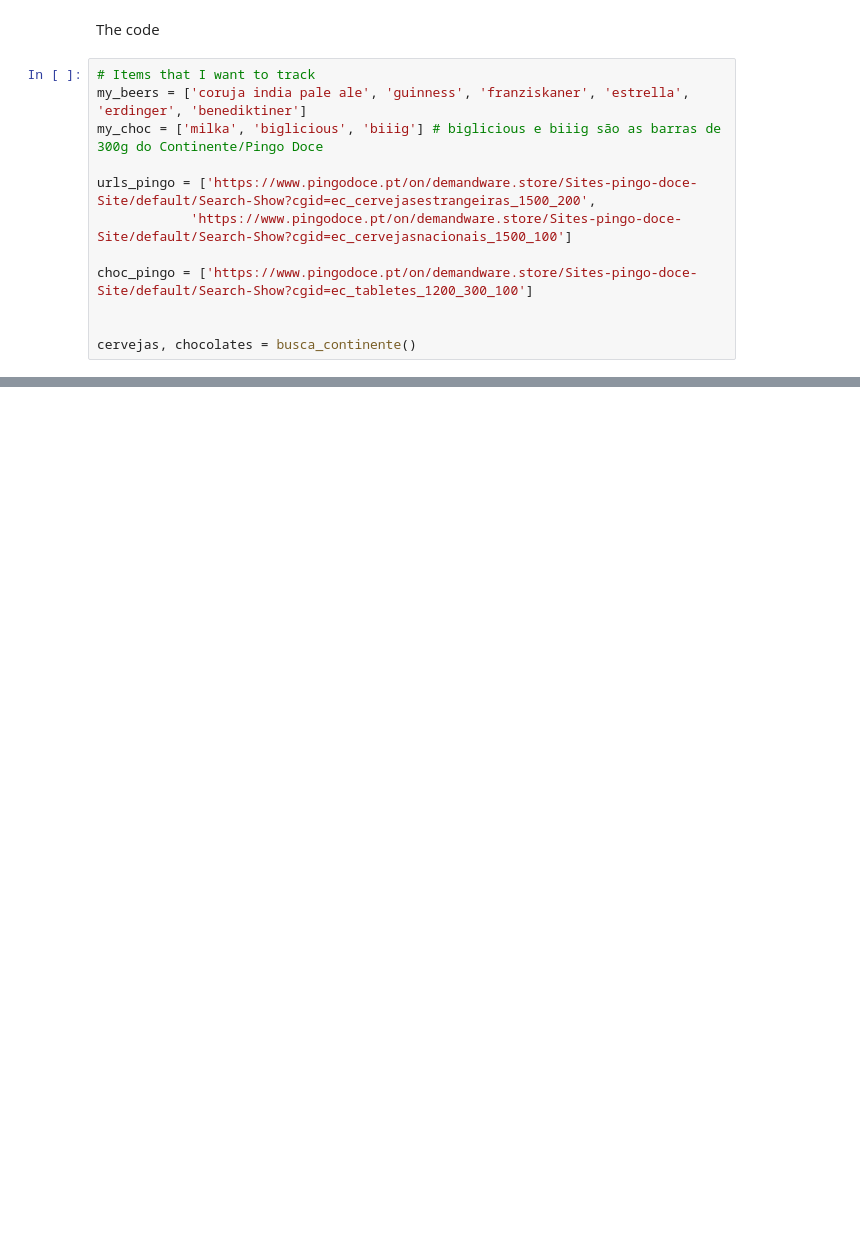
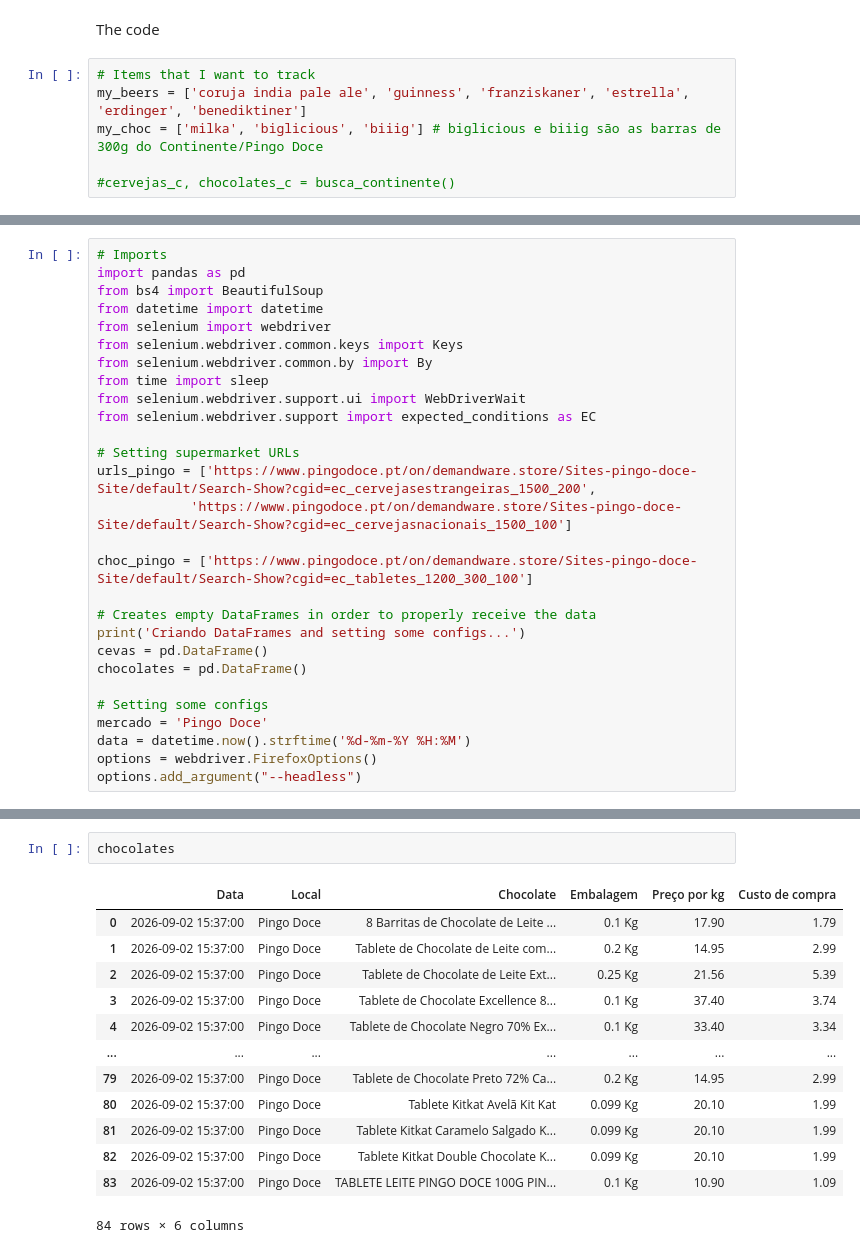
Before and after one commit to CarecaRS/beercrawler, a Jupyter notebook: beers.ipynb, the cells around one changed output, grey strips where cells are left out. Drawn from its saved outputs; the diff is of its cells as text; blank space fills up the shorter version.

```diff
--- a/beers.ipynb
+++ b/beers.ipynb
@@ -301,10 +301,4 @@ The code
 my_beers = ['coruja india pale ale', 'guinness', 'franziskaner', 'estrella', 'erdinger', 'benediktiner']
 my_choc = ['milka', 'biglicious', 'biiig'] # biglicious e biiig são as barras de 300g do Continente/Pingo Doce
 
-urls_pingo = ['https://www.pingodoce.pt/on/demandware.store/Sites-pingo-doce-Site/default/Search-Show?cgid=ec_cervejasestrangeiras_1500_200',
-            'https://www.pingodoce.pt/on/demandware.store/Sites-pingo-doce-Site/default/Search-Show?cgid=ec_cervejasnacionais_1500_100']
-
-choc_pingo = ['https://www.pingodoce.pt/on/demandware.store/Sites-pingo-doce-Site/default/Search-Show?cgid=ec_tabletes_1200_300_100']
-
-
-cervejas, chocolates = busca_continente()
+#cervejas_c, chocolates_c = busca_continente()
@@ -328,0 +305,28 @@ Em 2026-09-02 01:17:00, no Continente: Cerveja Urweisse Erdinger, garrafa 50 cl,
+# %%
+# Imports
+import pandas as pd
+from bs4 import BeautifulSoup
+from datetime import datetime
+from selenium import webdriver
+from selenium.webdriver.common.keys import Keys
+from selenium.webdriver.common.by import By
+from time import sleep
+from selenium.webdriver.support.ui import WebDriverWait
+from selenium.webdriver.support import expected_conditions as EC
+
+# Setting supermarket URLs
+urls_pingo = ['https://www.pingodoce.pt/on/demandware.store/Sites-pingo-doce-Site/default/Search-Show?cgid=ec_cervejasestrangeiras_1500_200',
+            'https://www.pingodoce.pt/on/demandware.store/Sites-pingo-doce-Site/default/Search-Show?cgid=ec_cervejasnacionais_1500_100']
+
+choc_pingo = ['https://www.pingodoce.pt/on/demandware.store/Sites-pingo-doce-Site/default/Search-Show?cgid=ec_tabletes_1200_300_100']
+
+# Creates empty DataFrames in order to properly receive the data
+print('Criando DataFrames and setting some configs...')
+cevas = pd.DataFrame()
+chocolates = pd.DataFrame()
+
+# Setting some configs
+mercado = 'Pingo Doce'
+data = datetime.now().strftime('%d-%m-%Y %H:%M')
+options = webdriver.FirefoxOptions()
+options.add_argument("--headless")
@@ -329 +578,17 @@ Em 2026-09-02 01:17:00, no Continente: Cerveja Urweisse Erdinger, garrafa 50 cl,
+# %%
+chocolates
+# %% [output]
+|  | Data | Local | Chocolate | Embalagem | Preço por kg | Custo de compra |
+| 0 | 2026-09-02 15:37:00 | Pingo Doce | 8 Barritas de Chocolate de Leite ... | 0.1 Kg | 17.90 | 1.79 |
+| 1 | 2026-09-02 15:37:00 | Pingo Doce | Tablete de Chocolate de Leite com... | 0.2 Kg | 14.95 | 2.99 |
+| 2 | 2026-09-02 15:37:00 | Pingo Doce | Tablete de Chocolate de Leite Ext... | 0.25 Kg | 21.56 | 5.39 |
+| 3 | 2026-09-02 15:37:00 | Pingo Doce | Tablete de Chocolate Excellence 8... | 0.1 Kg | 37.40 | 3.74 |
+| 4 | 2026-09-02 15:37:00 | Pingo Doce | Tablete de Chocolate Negro 70% Ex... | 0.1 Kg | 33.40 | 3.34 |
+| ... | ... | ... | ... | ... | ... | ... |
+| 79 | 2026-09-02 15:37:00 | Pingo Doce | Tablete de Chocolate Preto 72% Ca... | 0.2 Kg | 14.95 | 2.99 |
+| 80 | 2026-09-02 15:37:00 | Pingo Doce | Tablete Kitkat Avelã Kit Kat | 0.099 Kg | 20.10 | 1.99 |
+| 81 | 2026-09-02 15:37:00 | Pingo Doce | Tablete Kitkat Caramelo Salgado K... | 0.099 Kg | 20.10 | 1.99 |
+| 82 | 2026-09-02 15:37:00 | Pingo Doce | Tablete Kitkat Double Chocolate K... | 0.099 Kg | 20.10 | 1.99 |
+| 83 | 2026-09-02 15:37:00 | Pingo Doce | TABLETE LEITE PINGO DOCE 100G PIN... | 0.1 Kg | 10.90 | 1.09 |
+84 rows × 6 columns
 # %%
```
Also changed, not shown: parts of 7 cells of this notebook, 1 other file.
